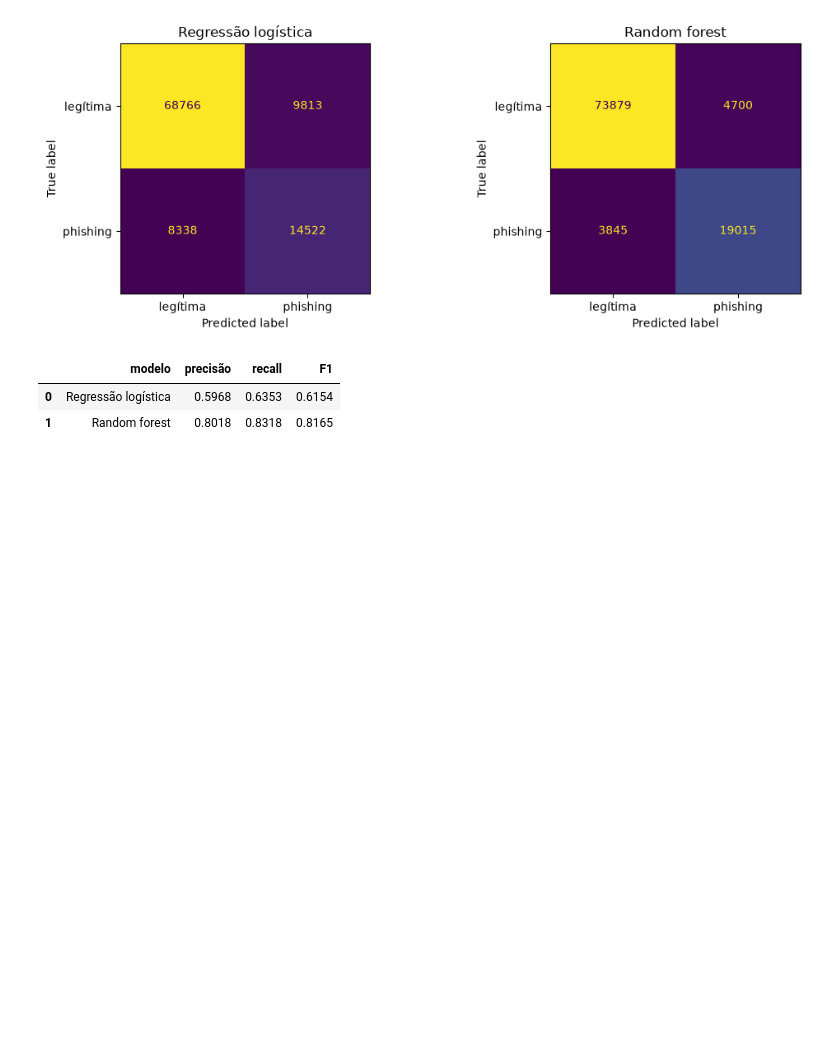
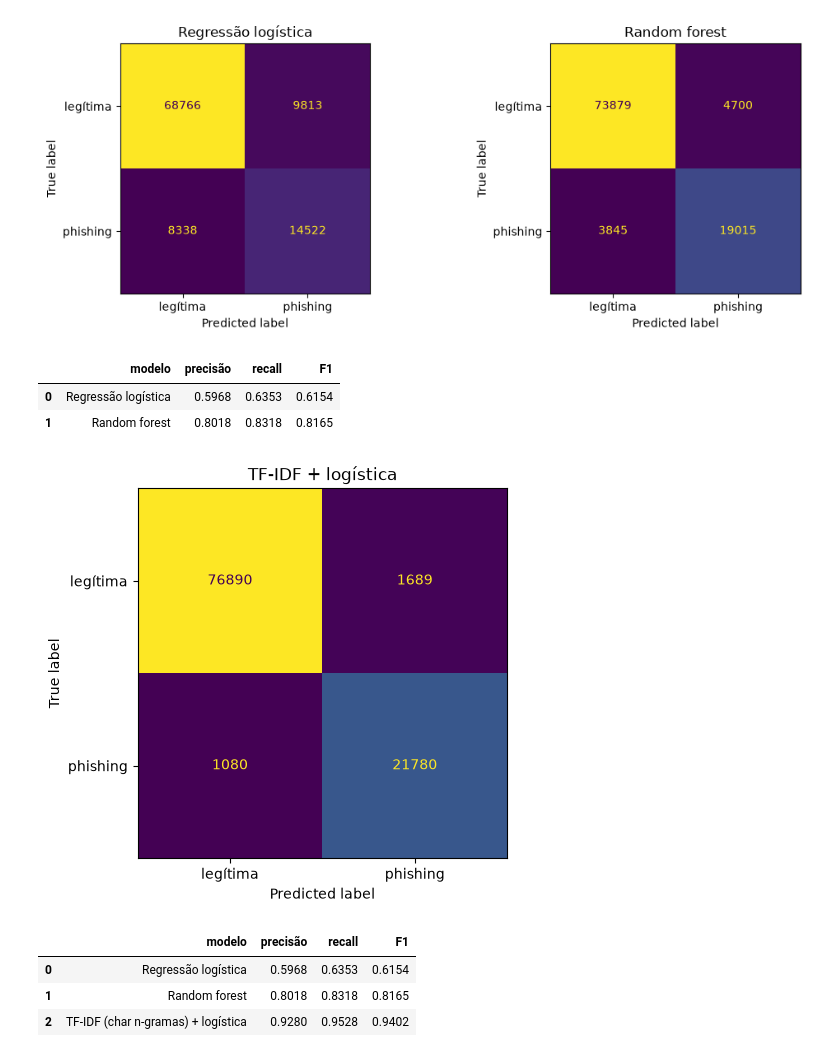
Before and after one commit to iheckmann/phishing-url-detector, a Jupyter notebook: 01_exploracao_dados.ipynb, the cells around one changed output. Drawn from its saved outputs; the diff is of its cells as text; code cells hidden in the pictures; blank space fills up the shorter version.

Commit message:
Adiciona modelo TF-IDF

```diff
--- a/01_exploracao_dados.ipynb
+++ b/01_exploracao_dados.ipynb
@@ -147,3 +147,38 @@ Matplotlib is building the font cache; this may take a moment.
 |  | modelo | precisão | recall | F1 |
 | 0 | Regressão logística | 0.5968 | 0.6353 | 0.6154 |
 | 1 | Random forest | 0.8018 | 0.8318 | 0.8165 |
+# %%
+from sklearn.feature_extraction.text import TfidfVectorizer
+
+# Mesmas linhas de treino e teste de antes, mas com o texto das URLs
+urls_train = df.loc[X_train.index, "URL"]
+urls_test = df.loc[X_test.index, "URL"]
+
+tfidf = TfidfVectorizer(analyzer="char", ngram_range=(3, 5),
+                        max_features=200_000, sublinear_tf=True)
+Xt_train = tfidf.fit_transform(urls_train)
+Xt_test = tfidf.transform(urls_test)
+
+modelo_txt = LogisticRegression(solver="liblinear", class_weight="balanced")
+modelo_txt.fit(Xt_train, y_train)
+pred = modelo_txt.predict(Xt_test)
+
+resultados.append({
+    "modelo": "TF-IDF (char n-gramas) + logística",
+    "precisão": precision_score(y_test, pred),
+    "recall": recall_score(y_test, pred),
+    "F1": f1_score(y_test, pred),
+})
+
+ConfusionMatrixDisplay.from_predictions(
+    y_test, pred, display_labels=["legítima", "phishing"], colorbar=False
+)
+plt.title("TF-IDF + logística")
+plt.show()
+pd.DataFrame(resultados).round(4)
+# %% [output]
+[figure, added]
+|  | modelo | precisão | recall | F1 |
+| 0 | Regressão logística | 0.5968 | 0.6353 | 0.6154 |
+| 1 | Random forest | 0.8018 | 0.8318 | 0.8165 |
+| 2 | TF-IDF (char n-gramas) + logística | 0.9280 | 0.9528 | 0.9402 |
```
Also changed, not shown: 1 other file.
